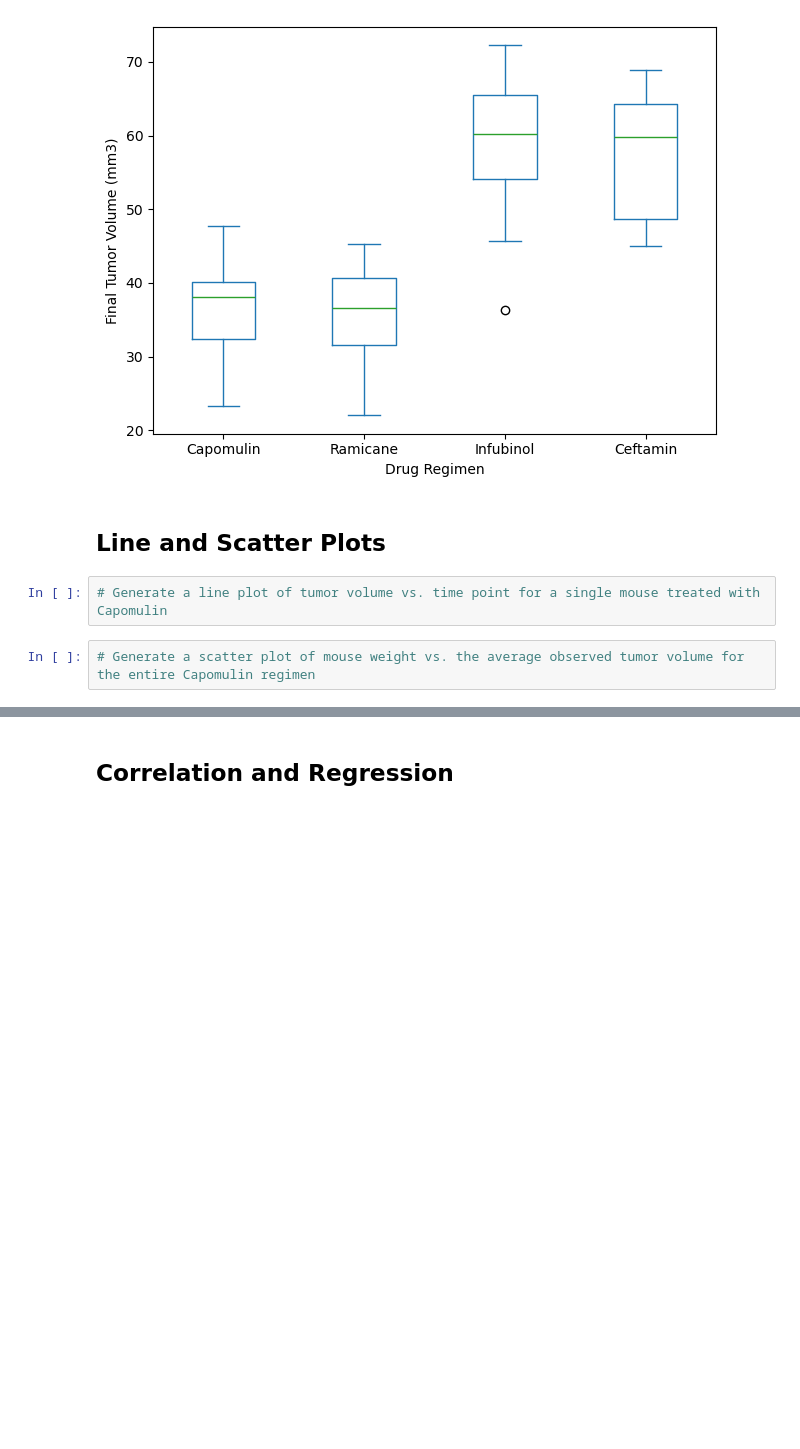
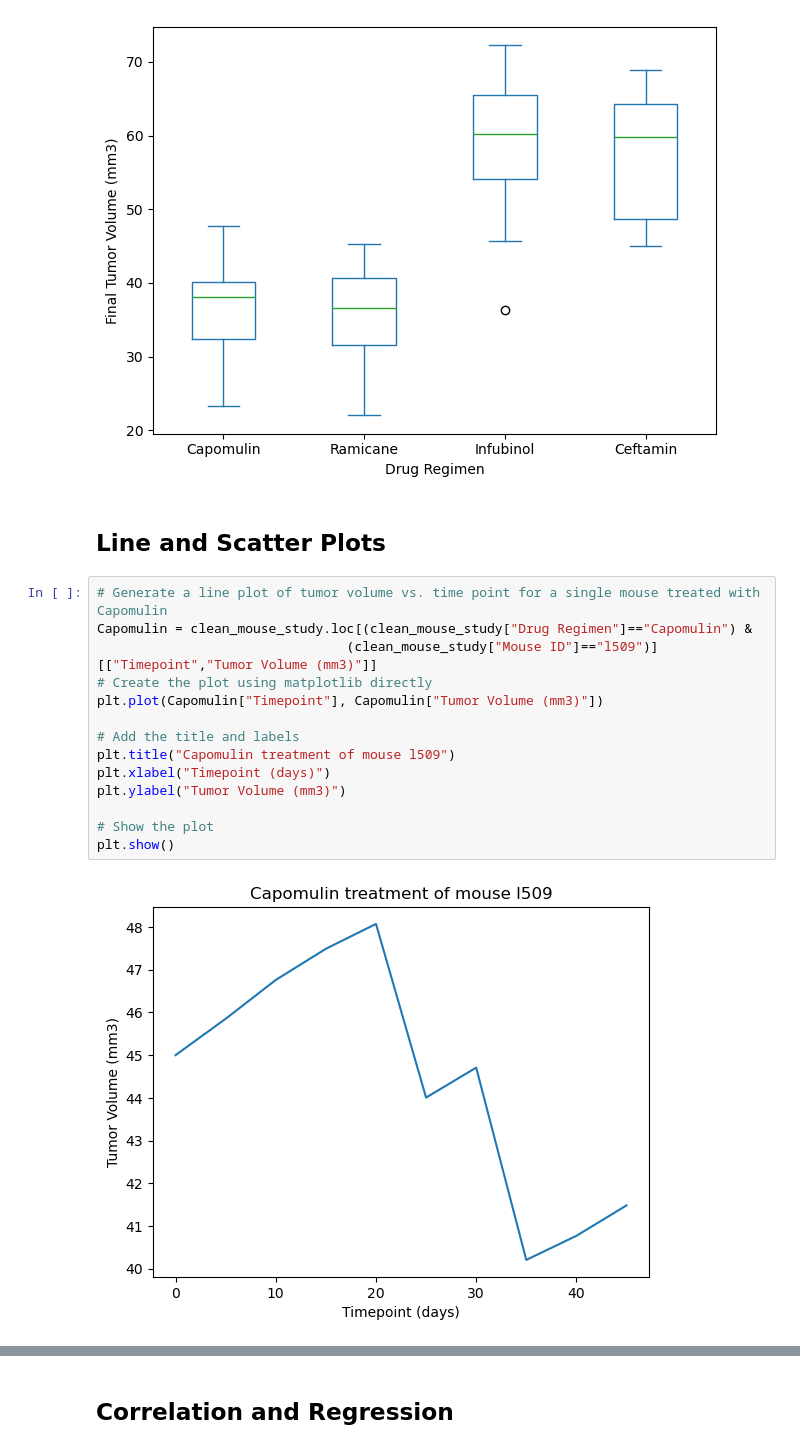
Before and after one commit to Feda2020/Module-5-Challenge, a Jupyter notebook: Pymaceuticals/pymaceuticals_starter.ipynb, the cells around one changed output, grey strips where cells are left out. Saved outputs shown, nothing was run; the diff lists cells and outputs as text; blank space fills up the shorter version.

Commit message:
Generated the line plot and scatter plot

```diff
--- a/Pymaceuticals/pymaceuticals_starter.ipynb
+++ b/Pymaceuticals/pymaceuticals_starter.ipynb
@@ -303,7 +303,19 @@ plt.show()
 [figure]
 # %% [markdown]
 ## Line and Scatter Plots
-# %%
-# Generate a line plot of tumor volume vs. time point for a single mouse treated with Capomulin
-# %%
-# Generate a scatter plot of mouse weight vs. the average observed tumor volume for the entire Capomulin regimen
+# %%
+# Generate a line plot of tumor volume vs. time point for a single mouse treated with Capomulin
+Capomulin = clean_mouse_study.loc[(clean_mouse_study["Drug Regimen"]=="Capomulin") &
+                                (clean_mouse_study["Mouse ID"]=="l509")][["Timepoint","Tumor Volume (mm3)"]]
+# Create the plot using matplotlib directly
+plt.plot(Capomulin["Timepoint"], Capomulin["Tumor Volume (mm3)"])
+
+# Add the title and labels
+plt.title("Capomulin treatment of mouse l509")
+plt.xlabel("Timepoint (days)")
+plt.ylabel("Tumor Volume (mm3)")
+
+# Show the plot
+plt.show()
+# %% [output]
+[figure, added]
```
Also changed, not shown: parts of 1 cell of this notebook.
